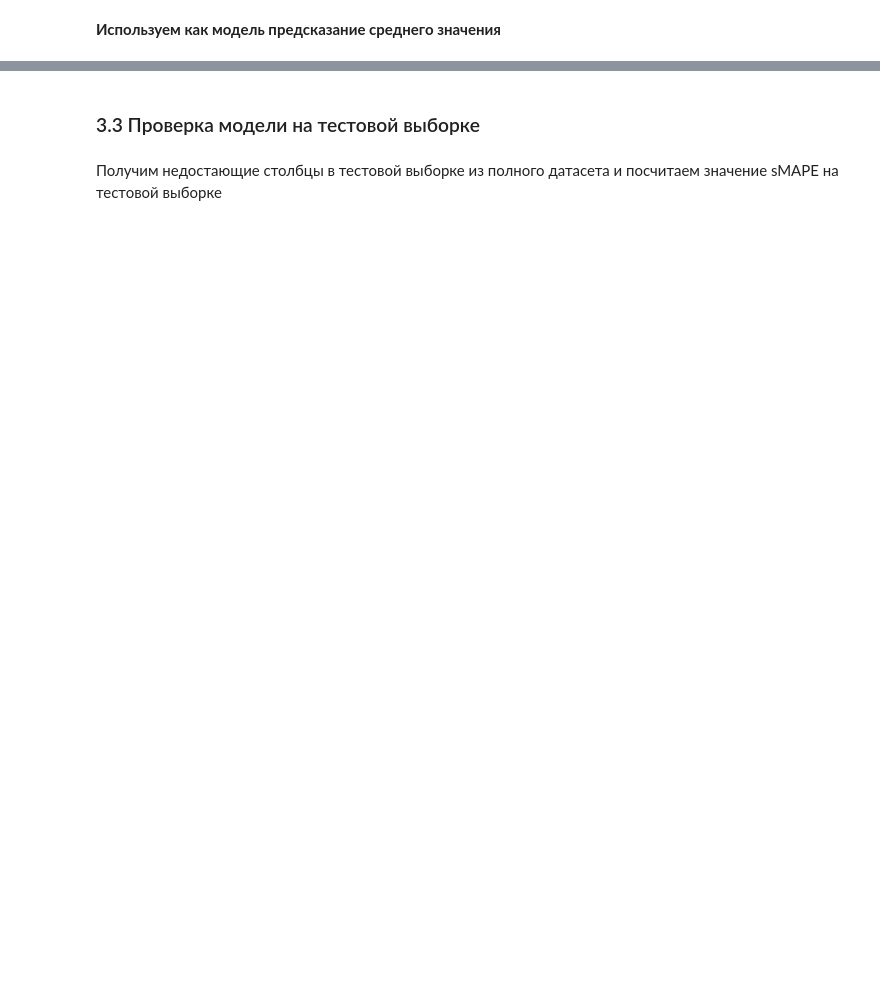
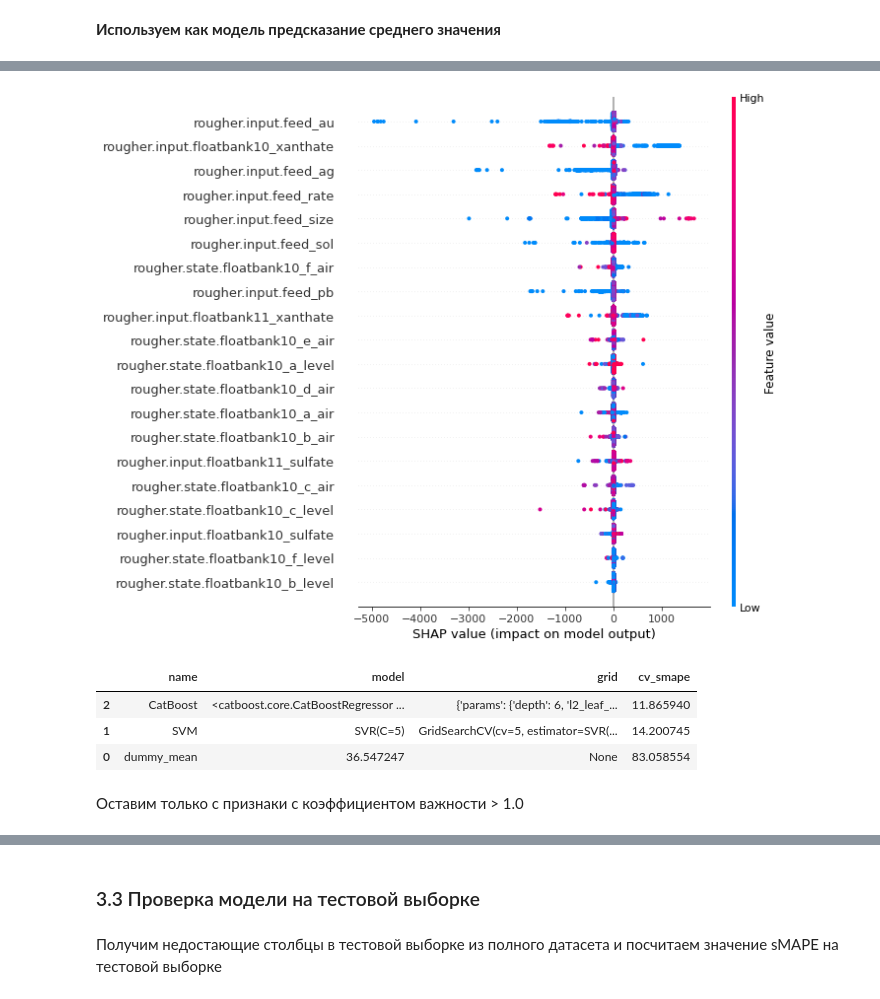
Before and after one commit to brut0/yandex.praktikum_ds_projects, a Jupyter notebook: Gold_recovery/gold_recovery.ipynb, the cells around one changed output, grey strips where cells are left out. Drawn from its saved outputs; the diff is of its cells as text; code cells hidden in the pictures; blank space fills up the shorter version.

Commit message:
Fit 2 model for 2 targets (Gold recovery project)

```diff
--- a/Gold_recovery/gold_recovery.ipynb
+++ b/Gold_recovery/gold_recovery.ipynb
@@ -592,3 +651,4 @@ def smape_rougher_final(y, y_pred):
 # %%
 SEED = 91
 CV_FOLDS = 5
+THREADS = 3
@@ -643,0 +734,27 @@ print(f'Лучший результат sMAPE: {-clf.best_score_}')
+# %%
+catboost_params = {
+    'loss_function': 'MAE',
+    #'eval_metric': sMapeMetric(),
+    'eval_metric': 'SMAPE',
+    'learning_rate': 0.01,
+    'iterations': 2000,
+    'early_stopping_rounds': 50,
+    #'verbose': 200,
+    'silent': True,
+    'thread_count': THREADS,
+    'random_seed': SEED
+}
+
+grid_catboost = {
+    'depth': [4, 5, 6, 7],
+    'l2_leaf_reg': [3, 5, 7]
+}
+# %%
+%%time
+
+model = CatBoostRegressor(**catboost_params)
+
+grid_search_result = model.grid_search(grid_catboost,
+                                        X=features_train,
+                                        y=target_train,
+                                        plot=True)
@@ -643,0 +781,9 @@ print(f'Лучший результат sMAPE: {-clf.best_score_}')
+# %%
+model.fit(features_train, target_train)
+
+#smape_score = grid_search_result['cv_results']['test-sMapeMetric-mean'][-1]
+smape_score = grid_search_result['cv_results']['test-SMAPE-mean'][-1]
+
+add_model_result(results_rougher, 'CatBoost', model, grid_search_result, smape_score)
+print(f"Model: {grid_search_result['params']}")
+print(f'sMAPE (rougher): {smape_score}')
@@ -643,0 +814,19 @@ print(f'Лучший результат sMAPE: {-clf.best_score_}')
+# %%
+train_data = Pool(data=features_train,
+                  label=target_train
+                 )
+
+explainer = shap.TreeExplainer(model) # insert your model
+shap_values = explainer.shap_values(train_data) # insert your train Pool object
+shap.summary_plot(shap_values, features_train, feature_names=rougher_columns)
+# %% [output]
+[figure, added]
+# %%
+pd.DataFrame(results_rougher).sort_values('cv_smape')
+# %% [output]
+|  | name | model | grid | cv_smape |
+| 2 | CatBoost | <catboost.core.CatBoostRegressor ... | {'params': {'depth': 6, 'l2_leaf_... | 11.865940 |
+| 1 | SVM | SVR(C=5) | GridSearchCV(cv=5, estimator=SVR(... | 14.200745 |
+| 0 | dummy_mean | 36.547247 | None | 83.058554 |
+# %% [markdown]
+Оставим только с признаки с коэффициентом важности > 1.0
```
Also changed, not shown: parts of 79 cells of this notebook, 1 other file.
